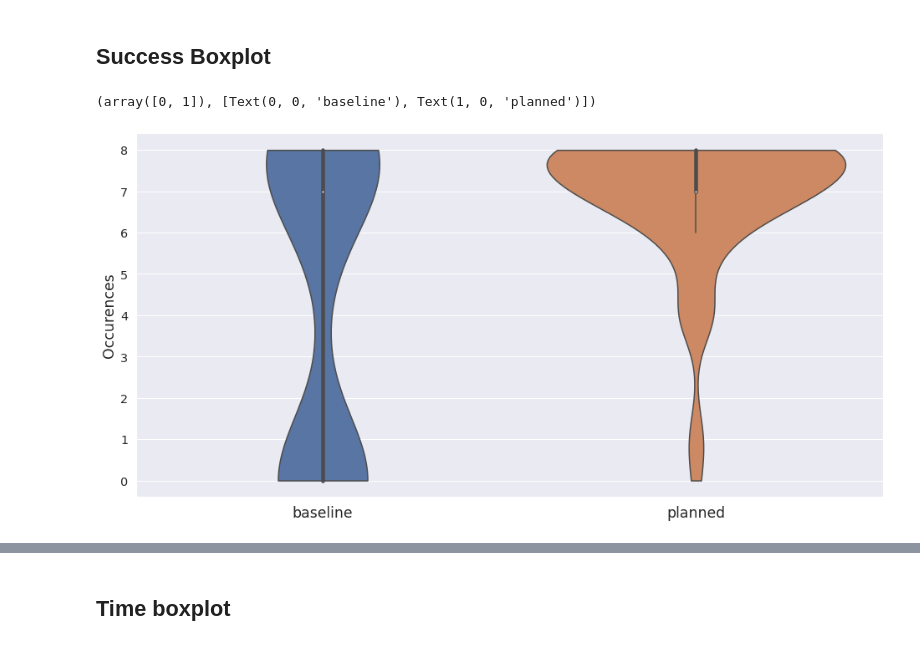
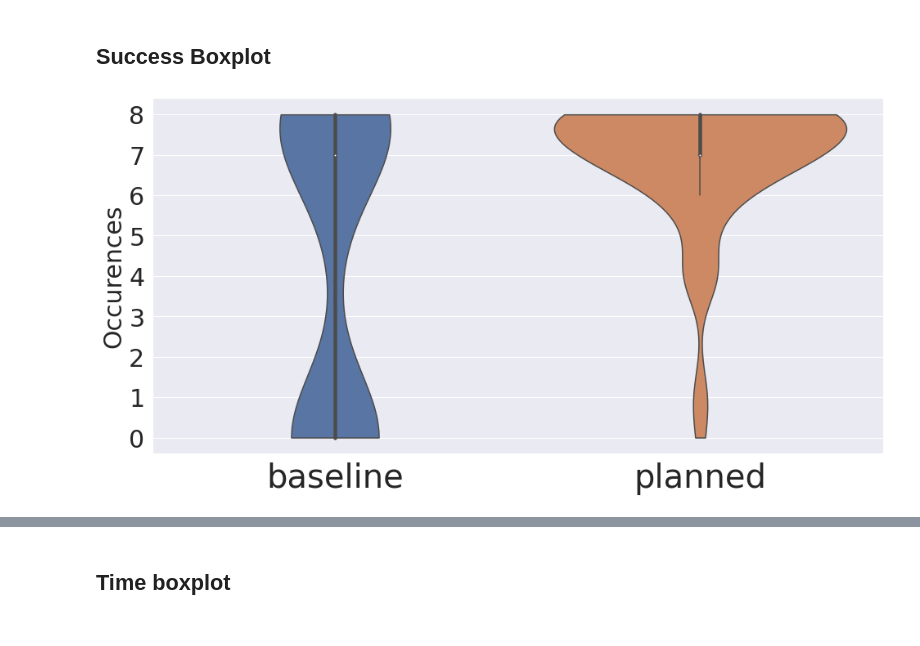
Before and after one commit to VicenteMoraes/hmrs_analysis, a Jupyter notebook: notebooks/Analysis.ipynb, the cells around one changed output, grey strips where cells are left out. Drawn from its saved outputs; the diff is of its cells as text; code cells hidden in the pictures.

```diff
--- a/notebooks/Analysis.ipynb
+++ b/notebooks/Analysis.ipynb
@@ -553,17 +553,17 @@ array([<AxesSubplot:title={'center':'baseline'}, xlabel='scenario_id'>,
 # %%
 boxplot_counts = successes.groupby(["scenario_id", "treatment"])["end_state"].count().unstack().reset_index().fillna(0)
 boxplot_counts.loc[17.5] = [19, 0, 0]
 boxplot_counts = boxplot_counts.sort_index().reset_index(drop=True)
 del boxplot_counts['scenario_id']
 boxplot_counts = pd.melt(boxplot_counts)
 sns.violinplot(x="treatment", y="value", data=boxplot_counts, cut=0)
-plt.ylabel("Occurences", fontsize="x-large")
+plt.ylabel("Occurences", fontsize=30)
 plt.xlabel("")
-plt.yticks(fontsize="large")
-plt.xticks(fontsize="x-large")
+plt.yticks(fontsize=30)
+plt.xticks(fontsize=40)
+plt.savefig("success_violinplot.pdf")
 # %% [output]
-(array([0, 1]), [Text(0, 0, 'baseline'), Text(1, 0, 'planned')])
-[figure, old version]
+[figure, new version]
 # %%
 boxplot_counts = boxplot_counts.assign(end_state=["success"]*len(boxplot_counts))
 fails = 8 - boxplot_counts.value
```
Also changed, not shown: parts of 4 cells of this notebook.
